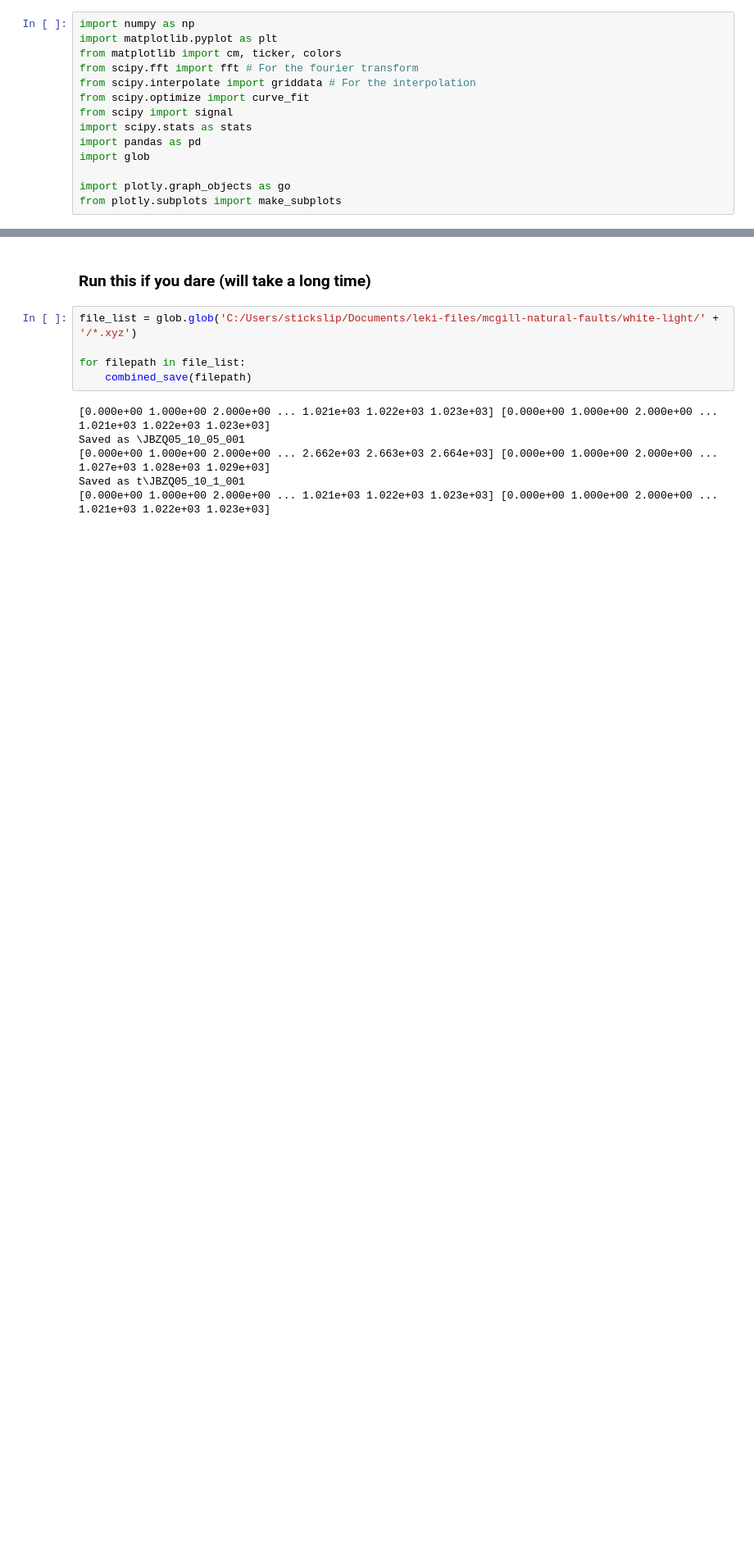
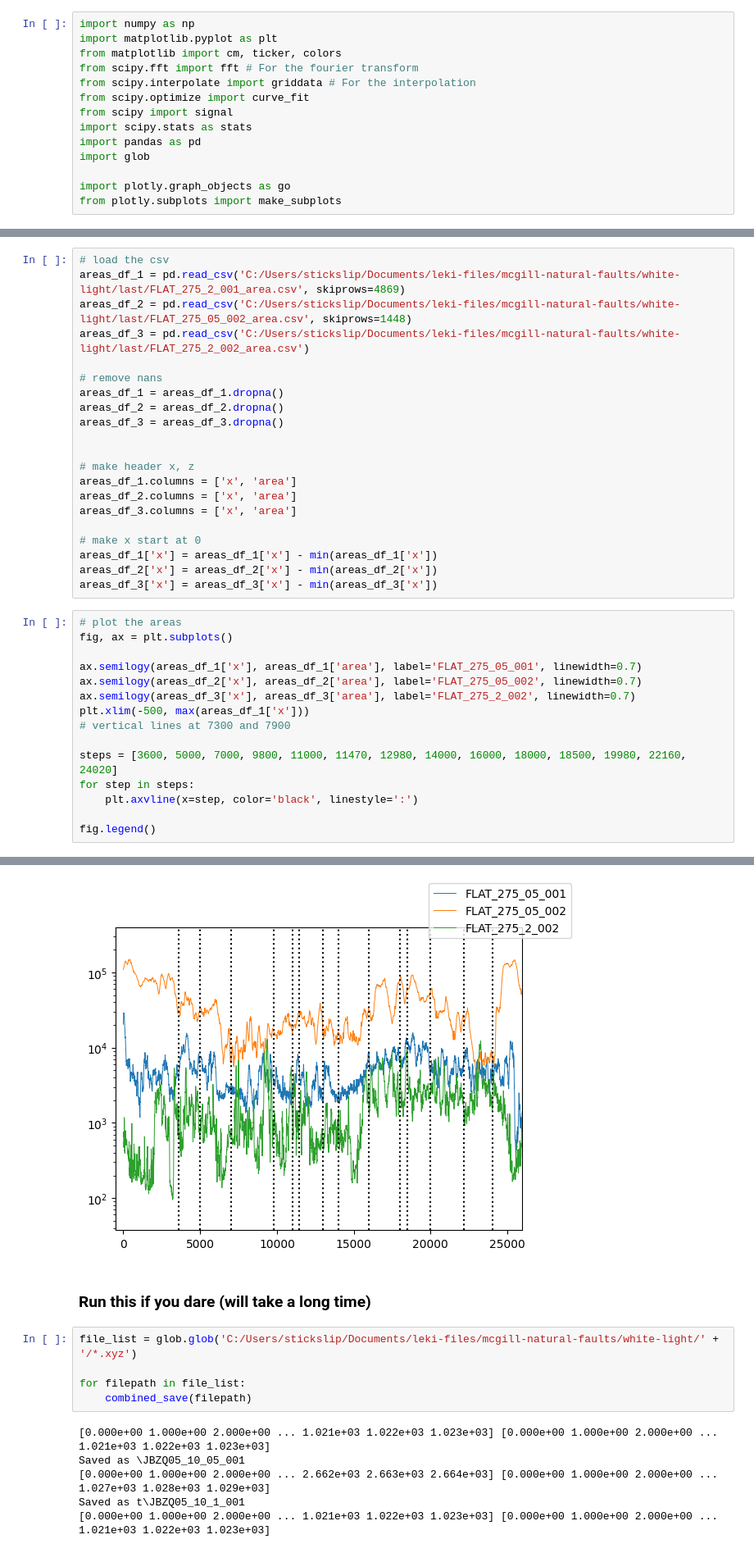
Before and after one commit to LekiYak/mcgill-natural-faults, a Jupyter notebook: src/wli_lab.ipynb, the cells around one changed output, grey strips where cells are left out. Shown at 82% size. Drawn from its saved outputs; the diff is of its cells as text; blank space fills up the shorter version.

```diff
--- a/src/wli_lab.ipynb
+++ b/src/wli_lab.ipynb
@@ -158,0 +314,37 @@ grid_wli(JBZQ05_10_2_003)
+# %%
+# load the csv
+areas_df_1 = pd.read_csv('C:/Users/stickslip/Documents/leki-files/mcgill-natural-faults/white-light/last/FLAT_275_2_001_area.csv', skiprows=4869)
+areas_df_2 = pd.read_csv('C:/Users/stickslip/Documents/leki-files/mcgill-natural-faults/white-light/last/FLAT_275_05_002_area.csv', skiprows=1448)
+areas_df_3 = pd.read_csv('C:/Users/stickslip/Documents/leki-files/mcgill-natural-faults/white-light/last/FLAT_275_2_002_area.csv')
+
+# remove nans
+areas_df_1 = areas_df_1.dropna()
+areas_df_2 = areas_df_2.dropna()
+areas_df_3 = areas_df_3.dropna()
+
+
+# make header x, z
+areas_df_1.columns = ['x', 'area']
+areas_df_2.columns = ['x', 'area']
+areas_df_3.columns = ['x', 'area']
+
+# make x start at 0
+areas_df_1['x'] = areas_df_1['x'] - min(areas_df_1['x'])
+areas_df_2['x'] = areas_df_2['x'] - min(areas_df_2['x'])
+areas_df_3['x'] = areas_df_3['x'] - min(areas_df_3['x'])
+# %%
+# plot the areas
+fig, ax = plt.subplots()
+
+ax.semilogy(areas_df_1['x'], areas_df_1['area'], label='FLAT_275_05_001', linewidth=0.7)
+ax.semilogy(areas_df_2['x'], areas_df_2['area'], label='FLAT_275_05_002', linewidth=0.7)
+ax.semilogy(areas_df_3['x'], areas_df_3['area'], label='FLAT_275_2_002', linewidth=0.7)
+plt.xlim(-500, max(areas_df_1['x']))
+# vertical lines at 7300 and 7900
+
+steps = [3600, 5000, 7000, 9800, 11000, 11470, 12980, 14000, 16000, 18000, 18500, 19980, 22160, 24020]
+for step in steps:
+    plt.axvline(x=step, color='black', linestyle=':')
+
+fig.legend()
+# %% [output]
@@ -159,3 +352,4 @@ grid_wli(JBZQ05_10_2_003)
+[figure, added]
 # %% [markdown]
 ### Run this if you dare (will take a long time)
 # %%
```
Also changed, not shown: parts of 5 cells of this notebook.
